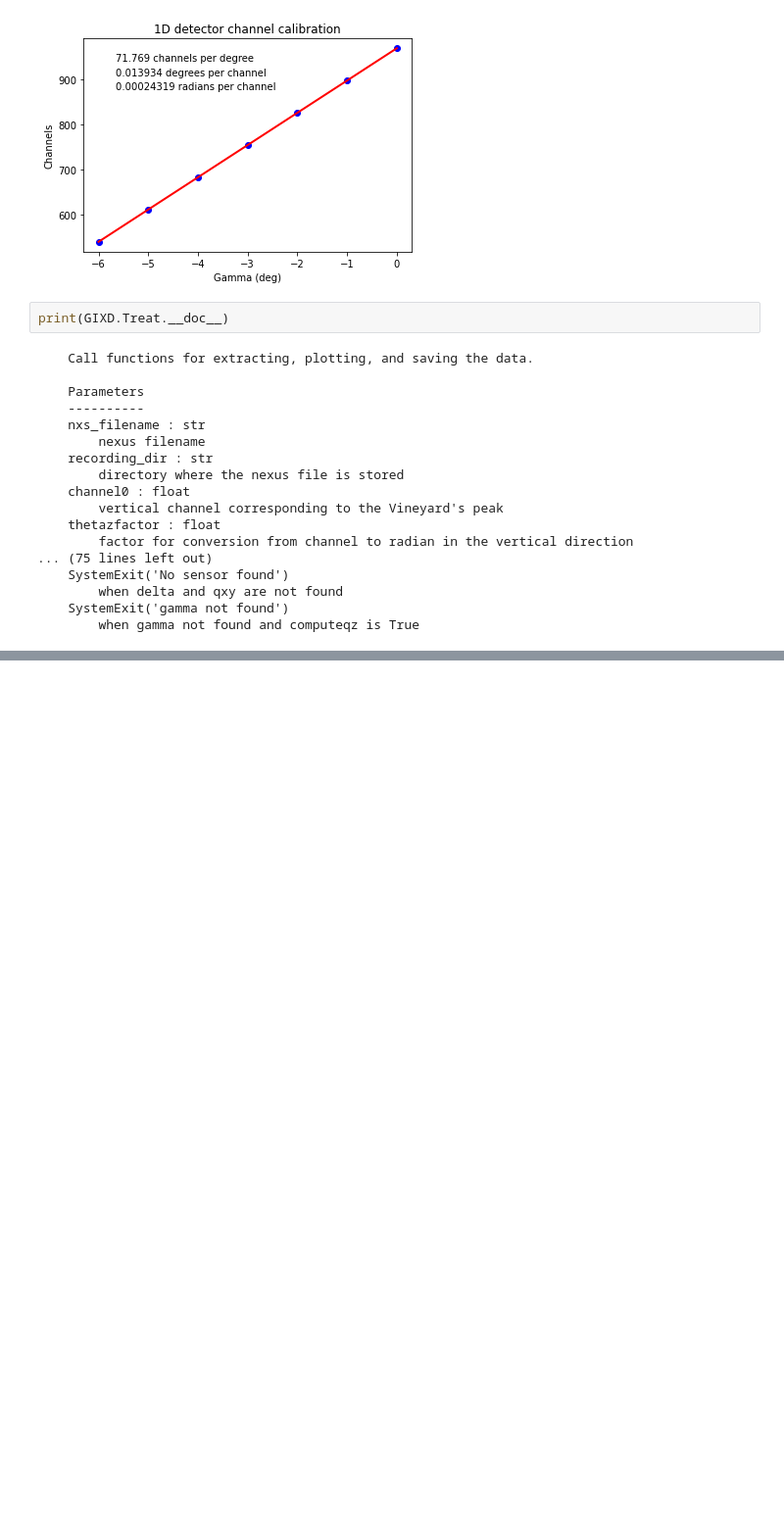
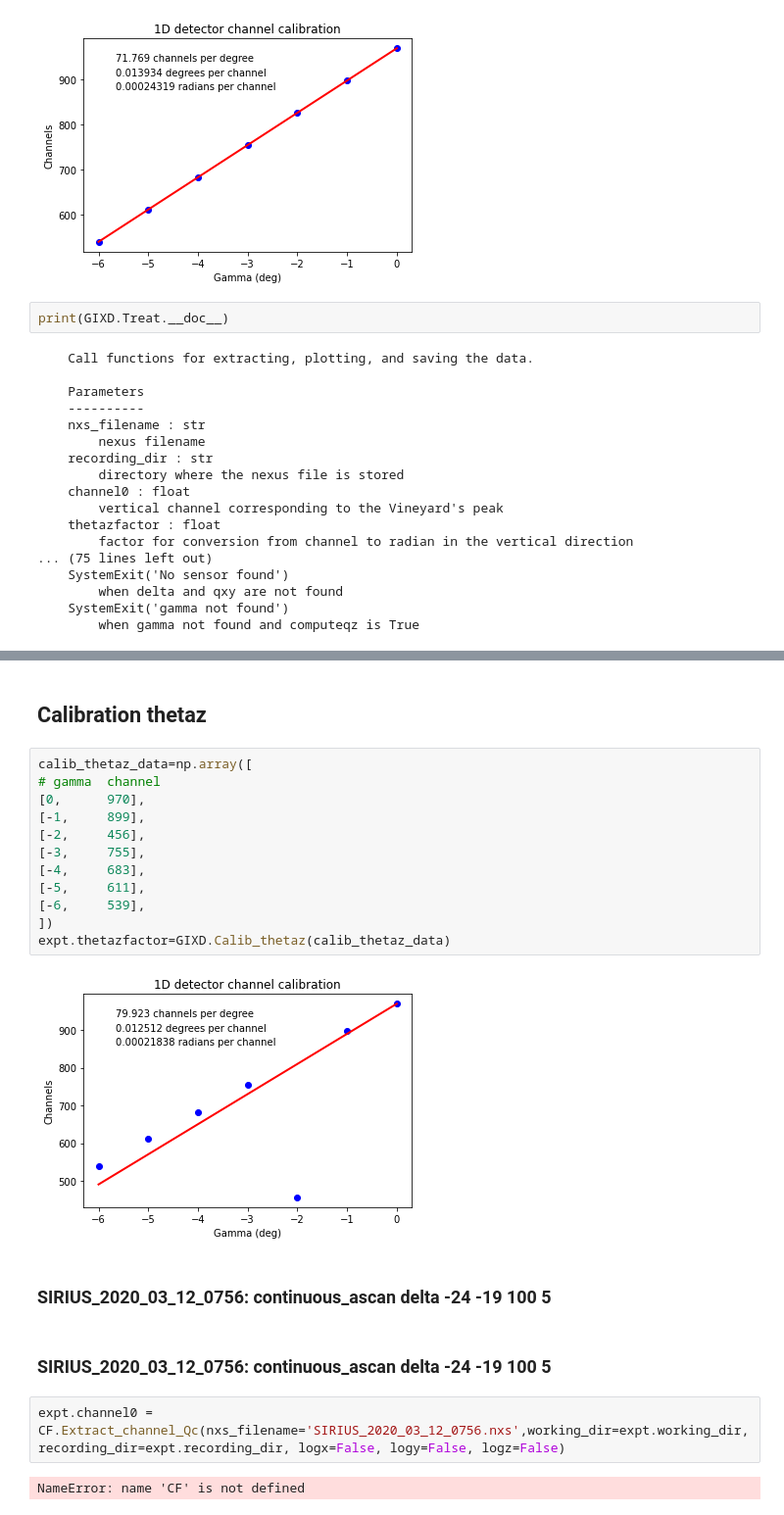
Before and after one commit to ArnaudHemmerle/JupyLabBook, a Jupyter notebook: JupyLabBook.ipynb, the cells around one changed output, grey strips where cells are left out. Shown at 98% size. Drawn from its saved outputs; the diff is of its cells as text; blank space fills up the shorter version.

```diff
--- a/JupyLabBook.ipynb
+++ b/JupyLabBook.ipynb
@@ -169,0 +205,24 @@ print(GIXD.Treat.__doc__)
+# %% [markdown]
+## Calibration thetaz
+# %%
+calib_thetaz_data=np.array([
+# gamma  channel
+[0,      970],
+[-1,     899],
+[-2,     456],
+[-3,     755],
+[-4,     683],
+[-5,     611],
+[-6,     539],
+])
+expt.thetazfactor=GIXD.Calib_thetaz(calib_thetaz_data)
+# %% [output]
+[figure, added]
+# %% [markdown]
+### SIRIUS_2020_03_12_0756: continuous_ascan delta -24 -19 100 5
+# %% [markdown]
+### SIRIUS_2020_03_12_0756: continuous_ascan delta -24 -19 100 5
+# %%
+expt.channel0 = CF.Extract_channel_Qc(nxs_filename='SIRIUS_2020_03_12_0756.nxs',working_dir=expt.working_dir, recording_dir=expt.recording_dir, logx=False, logy=False, logz=False)
+# %% [output]
+NameError: name 'CF' is not defined
```
Also changed, not shown: parts of 15 cells of this notebook, 3 other files.
